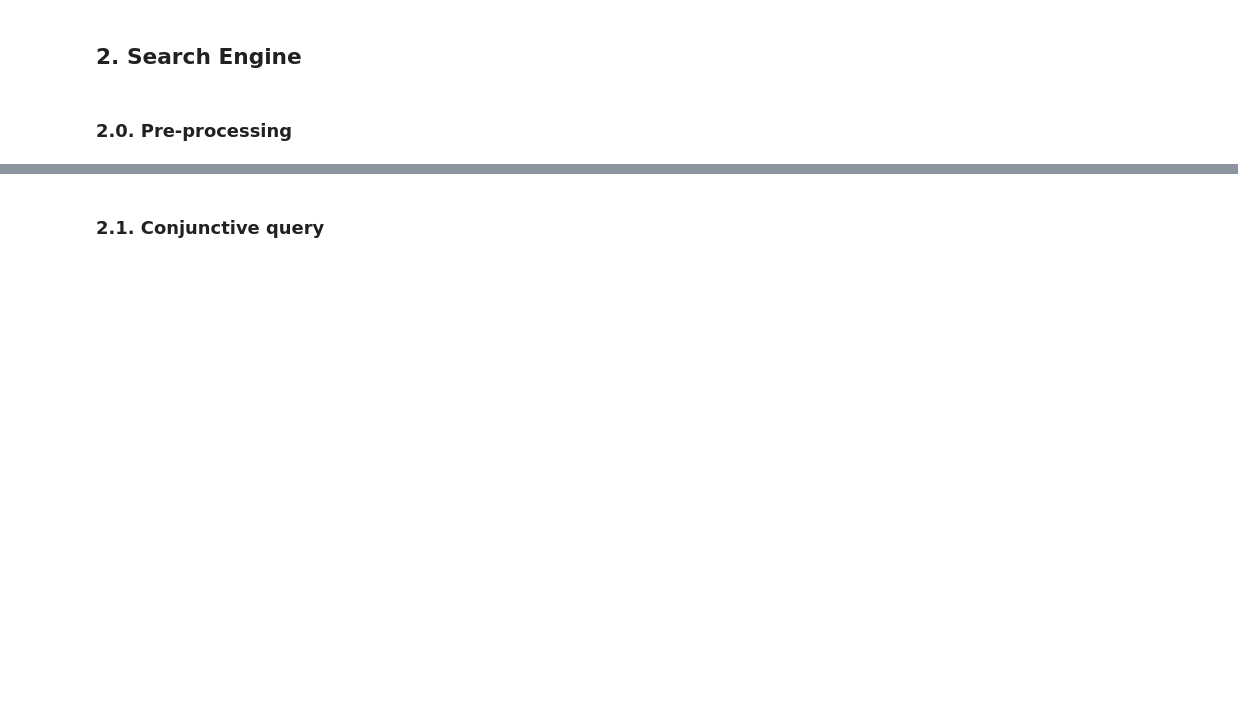
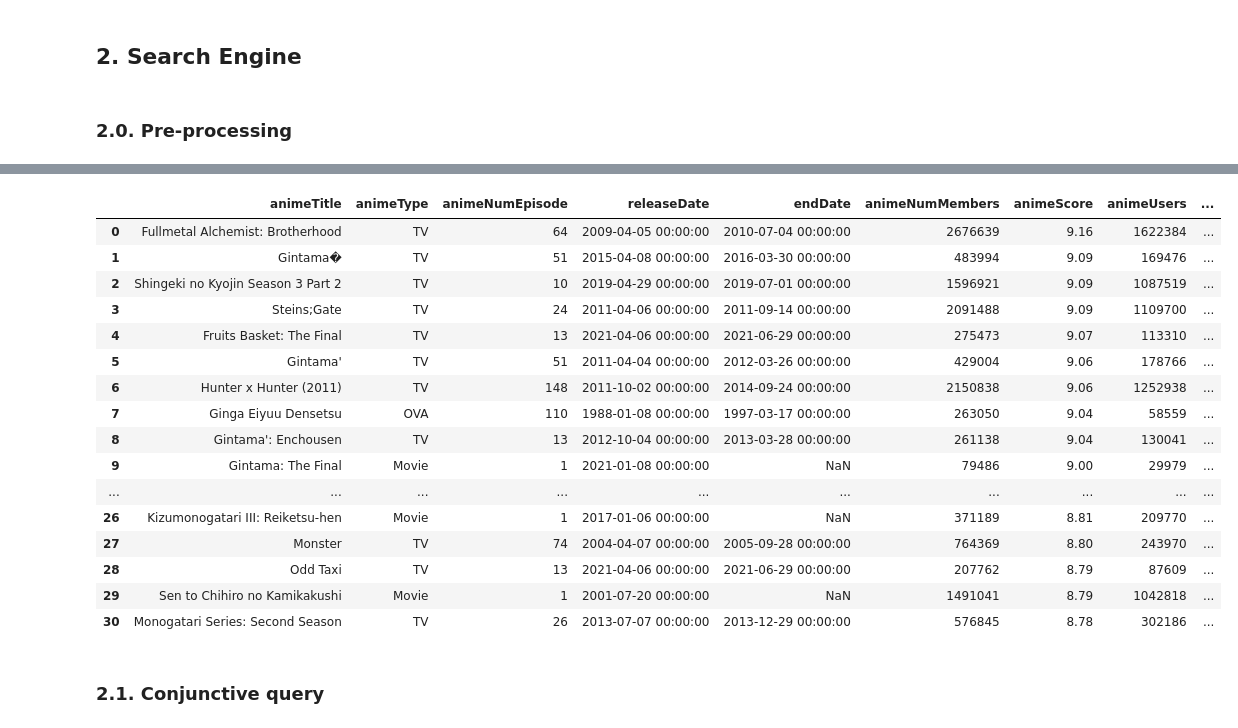
Before and after one commit to alessandro12036/ADM_HW3, a Jupyter notebook: adm_hm3.ipynb, the cells around one changed output, grey strips where cells are left out. Cells and saved outputs as stored; diff of their text form; code cells hidden in the pictures; blank space fills up the shorter version.

```diff
--- a/adm_hm3.ipynb
+++ b/adm_hm3.ipynb
@@ -302,3 +290,20 @@ i
 ## 2. Search Engine
 # %% [markdown]
 ### 2.0. Pre-processing
+# %%
+# For stemming
+
+porter = nltk.stem.PorterStemmer()
+lancaster = nltk.stem.LancasterStemmer()
+
+# For identifying the stop words
+eng_stopwords = stopwords.words("english")
+# %%
+def process_text(text):
+    try:
+        tokenized = nltk.word_tokenize(text)
+        stemmed = [porter.stem(word) for word in tokenized if (word.lower() not in eng_stopwords and word not in string.punctuation)]
+    except TypeError as e:
+        print(e)
+        raise TypeError
+    return stemmed
@@ -304,0 +347,21 @@ i
+# %%
+df_new = df.assign(tokenized_desc=df["animeDescription"].apply(lambda x: process_text(x)))
+df_new
+# %% [output]
+|  | animeTitle | animeType | animeNumEpisode | releaseDate | endDate | animeNumMembers | animeScore | animeUsers | ... |
+| 0 | Fullmetal Alchemist: Brotherhood | TV | 64 | 2009-04-05 00:00:00 | 2010-07-04 00:00:00 | 2676639 | 9.16 | 1622384 | ... |
+| 1 | Gintama� | TV | 51 | 2015-04-08 00:00:00 | 2016-03-30 00:00:00 | 483994 | 9.09 | 169476 | ... |
+| 2 | Shingeki no Kyojin Season 3 Part 2 | TV | 10 | 2019-04-29 00:00:00 | 2019-07-01 00:00:00 | 1596921 | 9.09 | 1087519 | ... |
+| 3 | Steins;Gate | TV | 24 | 2011-04-06 00:00:00 | 2011-09-14 00:00:00 | 2091488 | 9.09 | 1109700 | ... |
+| 4 | Fruits Basket: The Final | TV | 13 | 2021-04-06 00:00:00 | 2021-06-29 00:00:00 | 275473 | 9.07 | 113310 | ... |
+| 5 | Gintama' | TV | 51 | 2011-04-04 00:00:00 | 2012-03-26 00:00:00 | 429004 | 9.06 | 178766 | ... |
+| 6 | Hunter x Hunter (2011) | TV | 148 | 2011-10-02 00:00:00 | 2014-09-24 00:00:00 | 2150838 | 9.06 | 1252938 | ... |
+| 7 | Ginga Eiyuu Densetsu | OVA | 110 | 1988-01-08 00:00:00 | 1997-03-17 00:00:00 | 263050 | 9.04 | 58559 | ... |
+| 8 | Gintama': Enchousen | TV | 13 | 2012-10-04 00:00:00 | 2013-03-28 00:00:00 | 261138 | 9.04 | 130041 | ... |
+| 9 | Gintama: The Final | Movie | 1 | 2021-01-08 00:00:00 | NaN | 79486 | 9.00 | 29979 | ... |
+| ... | ... | ... | ... | ... | ... | ... | ... | ... | ... |
+| 26 | Kizumonogatari III: Reiketsu-hen | Movie | 1 | 2017-01-06 00:00:00 | NaN | 371189 | 8.81 | 209770 | ... |
+| 27 | Monster | TV | 74 | 2004-04-07 00:00:00 | 2005-09-28 00:00:00 | 764369 | 8.80 | 243970 | ... |
+| 28 | Odd Taxi | TV | 13 | 2021-04-06 00:00:00 | 2021-06-29 00:00:00 | 207762 | 8.79 | 87609 | ... |
+| 29 | Sen to Chihiro no Kamikakushi | Movie | 1 | 2001-07-20 00:00:00 | NaN | 1491041 | 8.79 | 1042818 | ... |
+| 30 | Monogatari Series: Second Season | TV | 26 | 2013-07-07 00:00:00 | 2013-12-29 00:00:00 | 576845 | 8.78 | 302186 | ... |
```
Also changed, not shown: parts of 6 cells of this notebook, 11 other files.
